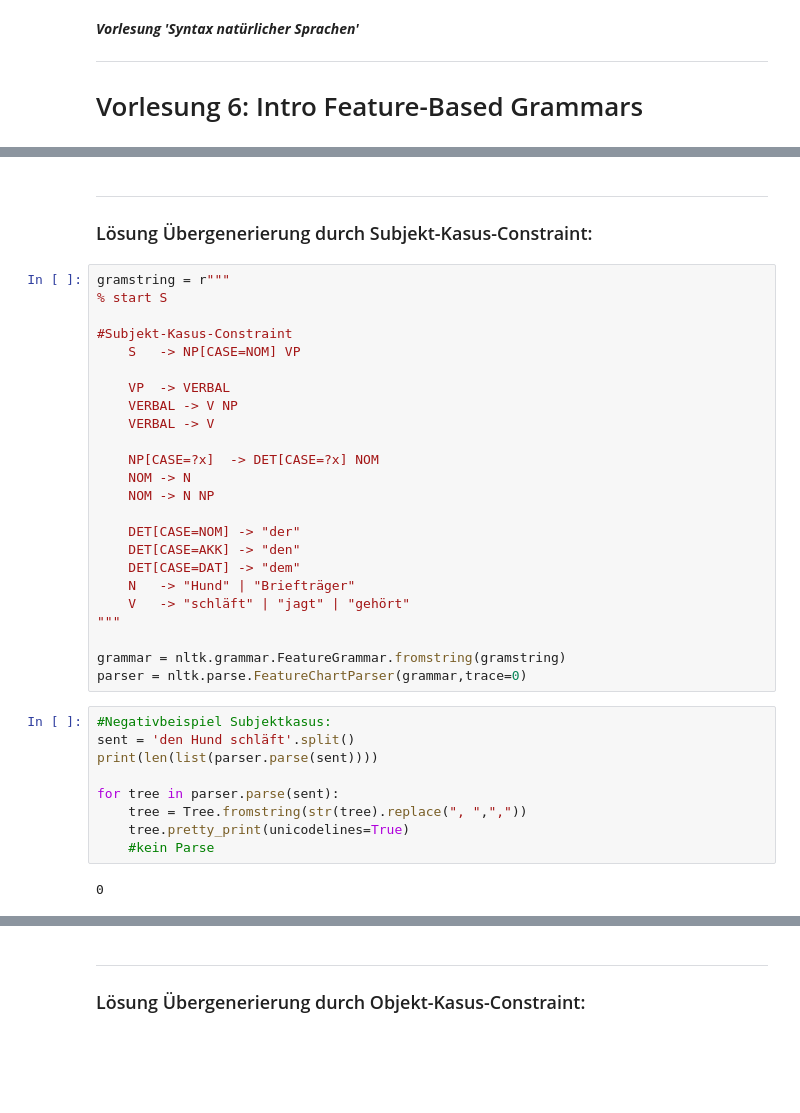
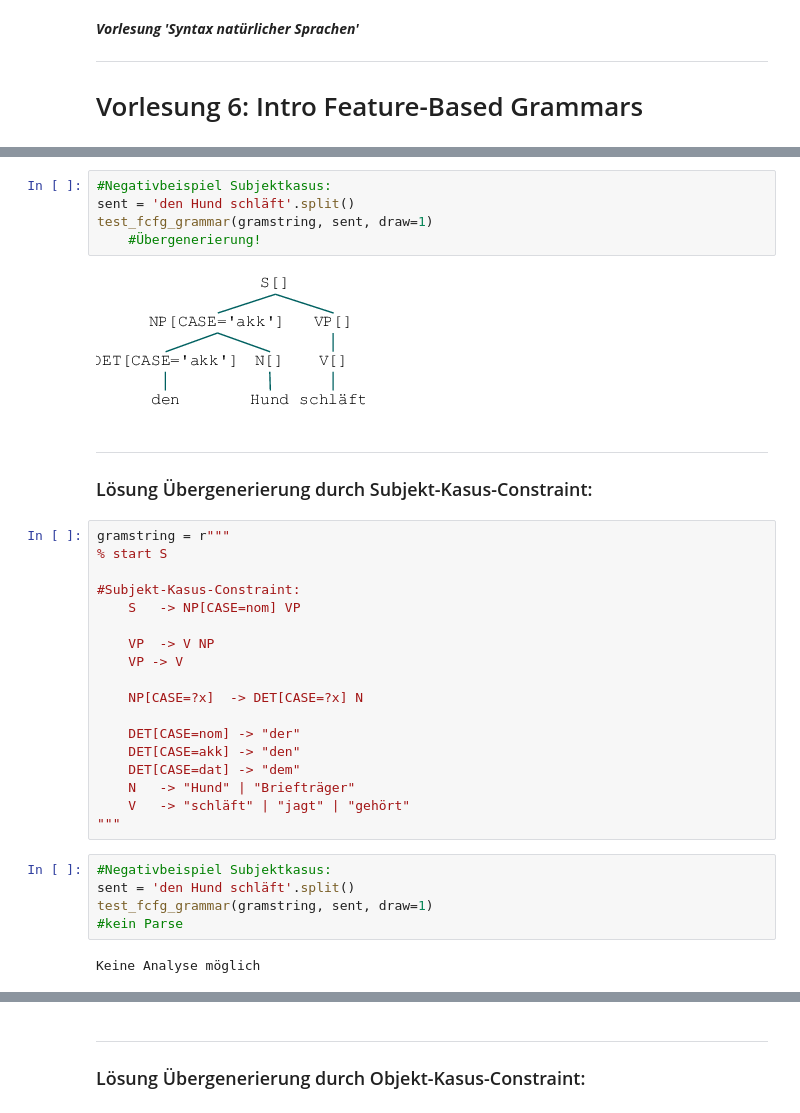
Before and after one commit to awisiorek/syntax-2122, a Jupyter notebook: vorlesung-notebooks/06-vorlesung.ipynb, the cells around one changed output, grey strips where cells are left out. Drawn from its saved outputs; the diff is of its cells as text; blank space fills up the shorter version.

```diff
--- a/vorlesung-notebooks/06-vorlesung.ipynb
+++ b/vorlesung-notebooks/06-vorlesung.ipynb
@@ -58,3 +151,10 @@ DET[CASE='AKK']                 N[]    V[]
+# %%
+#Negativbeispiel Subjektkasus:
+sent = 'den Hund schläft'.split()
+test_fcfg_grammar(gramstring, sent, draw=1)
+    #Übergenerierung!
+# %% [output]
+[figure, added]
 # %% [markdown]
 ---
 ### Lösung Übergenerierung durch Subjekt-Kasus-Constraint:
@@ -62,34 +162,24 @@ DET[CASE='AKK']                 N[]    V[]
 gramstring = r"""
 % start S
 
-#Subjekt-Kasus-Constraint
-    S   -> NP[CASE=NOM] VP
+#Subjekt-Kasus-Constraint:
+    S   -> NP[CASE=nom] VP
 
-    VP  -> VERBAL
-    VERBAL -> V NP
-    VERBAL -> V
+    VP  -> V NP
+    VP -> V
 
-    NP[CASE=?x]  -> DET[CASE=?x] NOM
-    NOM -> N
-    NOM -> N NP
+    NP[CASE=?x]  -> DET[CASE=?x] N
 
-    DET[CASE=NOM] -> "der"
-    DET[CASE=AKK] -> "den"
-    DET[CASE=DAT] -> "dem"
+    DET[CASE=nom] -> "der"
+    DET[CASE=akk] -> "den"
+    DET[CASE=dat] -> "dem"
     N   -> "Hund" | "Briefträger"
     V   -> "schläft" | "jagt" | "gehört"
 """
-
-grammar = nltk.grammar.FeatureGrammar.fromstring(gramstring)
-parser = nltk.parse.FeatureChartParser(grammar,trace=0)
 # %%
 #Negativbeispiel Subjektkasus:
 sent = 'den Hund schläft'.split()
-print(len(list(parser.parse(sent))))
-
-for tree in parser.parse(sent):
-    tree = Tree.fromstring(str(tree).replace(", ",","))
-    tree.pretty_print(unicodelines=True)
-    #kein Parse
+test_fcfg_grammar(gramstring, sent, draw=1)
+#kein Parse
 # %% [output]
-0
+Keine Analyse möglich
```
Also changed, not shown: parts of 46 cells of this notebook.
